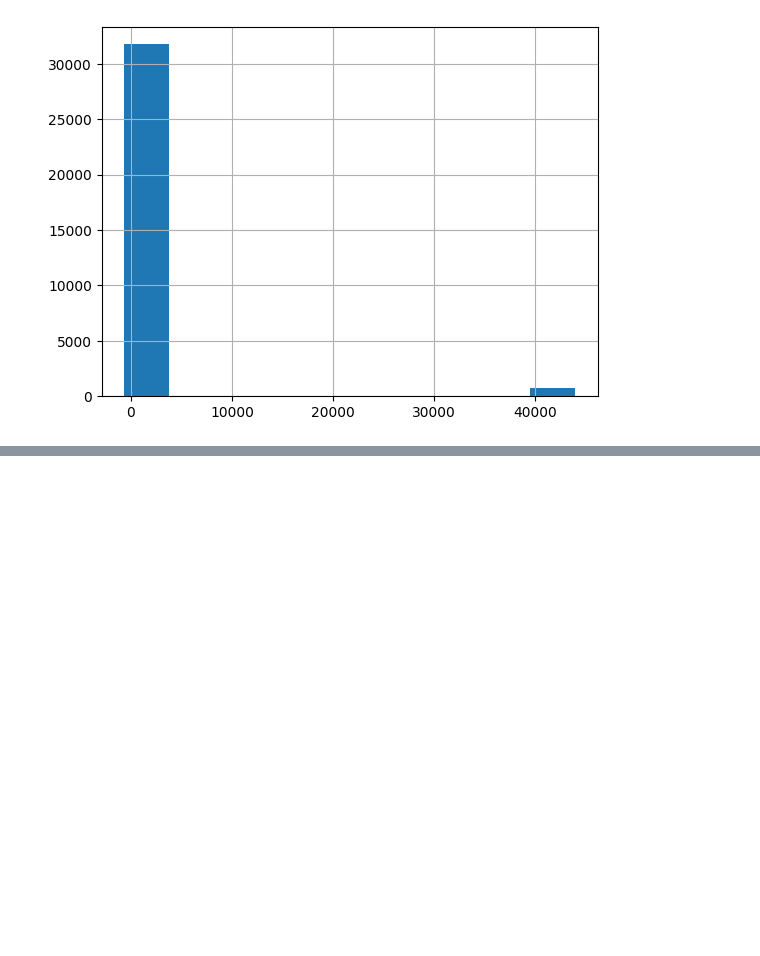
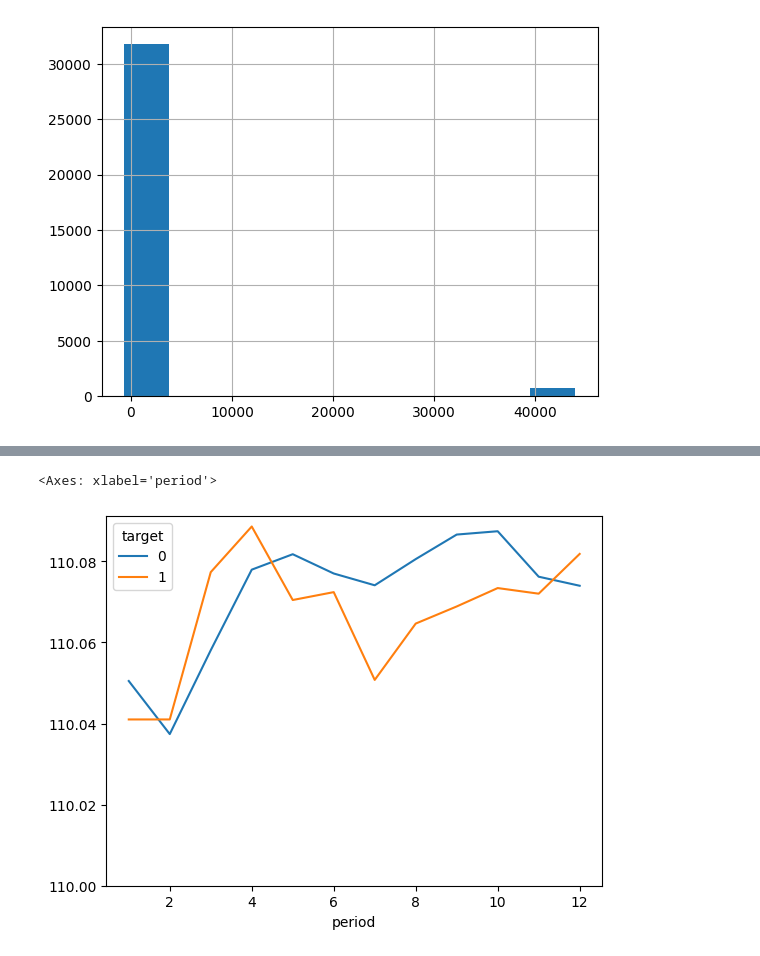
Before and after one commit to SergeyB81/Portfolio-DS, a Jupyter notebook: Tecтовое Gleb 6-8/telecom_test_part2.ipynb, the cells around one changed output, grey strips where cells are left out. Saved outputs shown, nothing was run; the diff lists cells and outputs as text; code cells hidden in the pictures; blank space fills up the shorter version.

```diff
--- a/Tecтовое Gleb 6-8/telecom_test_part2.ipynb
+++ b/Tecтовое Gleb 6-8/telecom_test_part2.ipynb
@@ -336,0 +437,5 @@ df['feature_11'].hist()
+# %%
+df.groupby(['target','period'])['feature_0'].mean().unstack().T.plot(ylim=110)
+# %% [output]
+<Axes: xlabel='period'>
+[figure, added]
```
Also changed, not shown: parts of 47 cells of this notebook.
